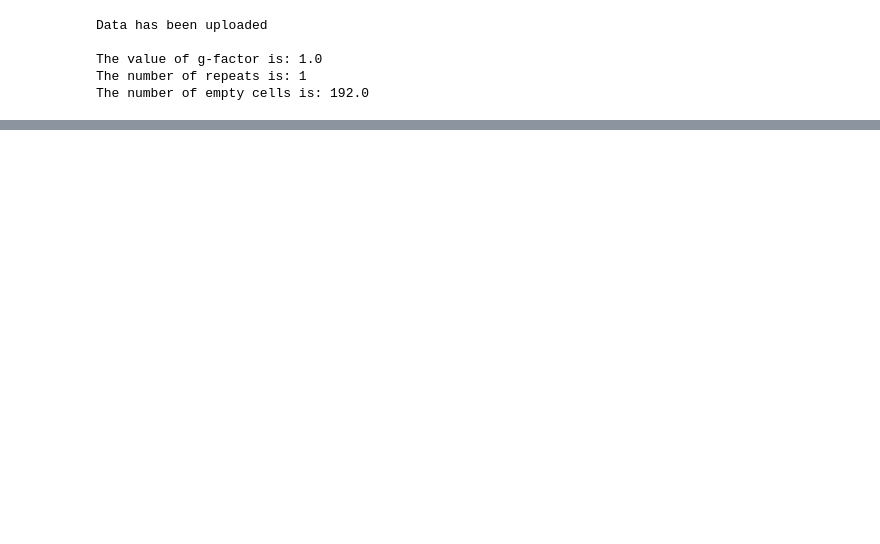
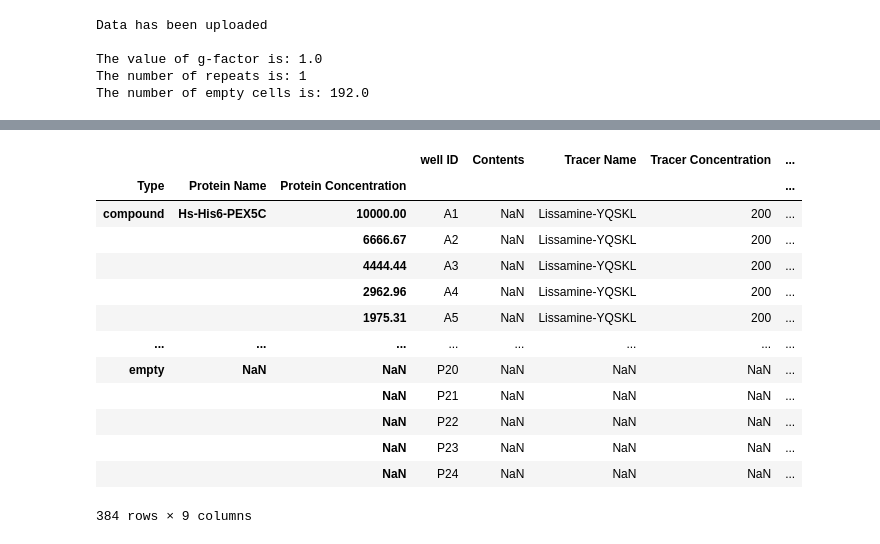
Before and after one commit to mariuszlas/Fluorescence-Anisotropy-Analysis-Development, a Jupyter notebook: fluorescenceanisotropy/fluores_anisotropy.ipynb, the cells around one changed output, grey strips where cells are left out. Saved outputs shown, nothing was run; the diff lists cells and outputs as text; code cells hidden in the pictures; blank space fills up the shorter version.

```diff
--- a/fluorescenceanisotropy/fluores_anisotropy.ipynb
+++ b/fluorescenceanisotropy/fluores_anisotropy.ipynb
@@ -431,0 +443,21 @@ my_data3.visualise(labelby=('repeat_1','s'), colorby='Protein Concentration', ti
+# %%
+mindex = pd.MultiIndex.from_frame(no_index[['Type', 'Protein Name', 'Protein Concentration']])
+# %%
+reindexed = no_index.set_index(mindex).drop(['Type', 'Protein Name', 'Protein Concentration'], axis=1)
+# %%
+reindexed
+# %% [output]
+|  |  |  | well ID | Contents | Tracer Name | Tracer Concentration | ... |
+| Type | Protein Name | Protein Concentration |  |  |  |  | ... |
+| compound | Hs-His6-PEX5C | 10000.00 | A1 | NaN | Lissamine-YQSKL | 200 | ... |
+|  |  | 6666.67 | A2 | NaN | Lissamine-YQSKL | 200 | ... |
+|  |  | 4444.44 | A3 | NaN | Lissamine-YQSKL | 200 | ... |
+|  |  | 2962.96 | A4 | NaN | Lissamine-YQSKL | 200 | ... |
+|  |  | 1975.31 | A5 | NaN | Lissamine-YQSKL | 200 | ... |
+| ... | ... | ... | ... | ... | ... | ... | ... |
+| empty | NaN | NaN | P20 | NaN | NaN | NaN | ... |
+|  |  | NaN | P21 | NaN | NaN | NaN | ... |
+|  |  | NaN | P22 | NaN | NaN | NaN | ... |
+|  |  | NaN | P23 | NaN | NaN | NaN | ... |
+|  |  | NaN | P24 | NaN | NaN | NaN | ... |
+384 rows × 9 columns
```
Also changed, not shown: parts of 38 cells of this notebook.
